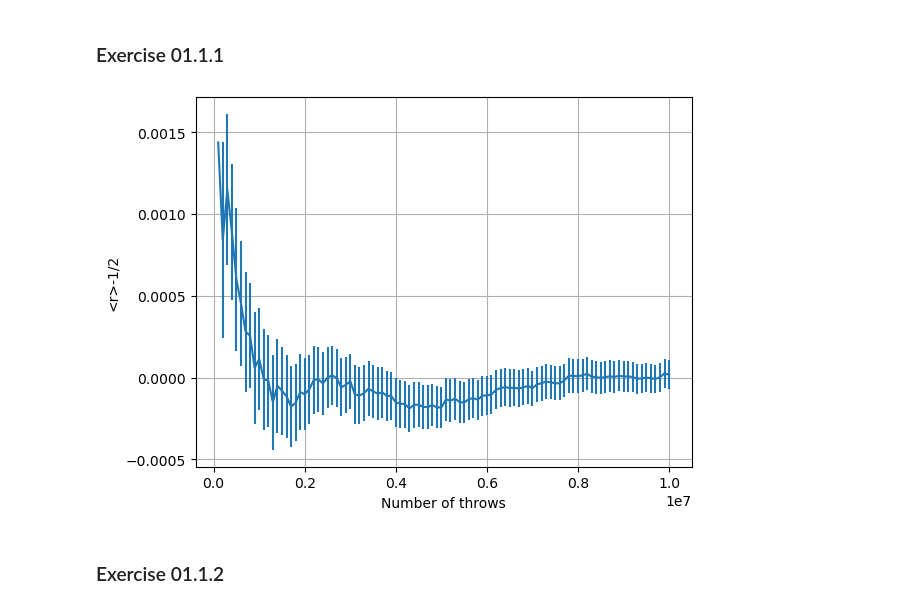
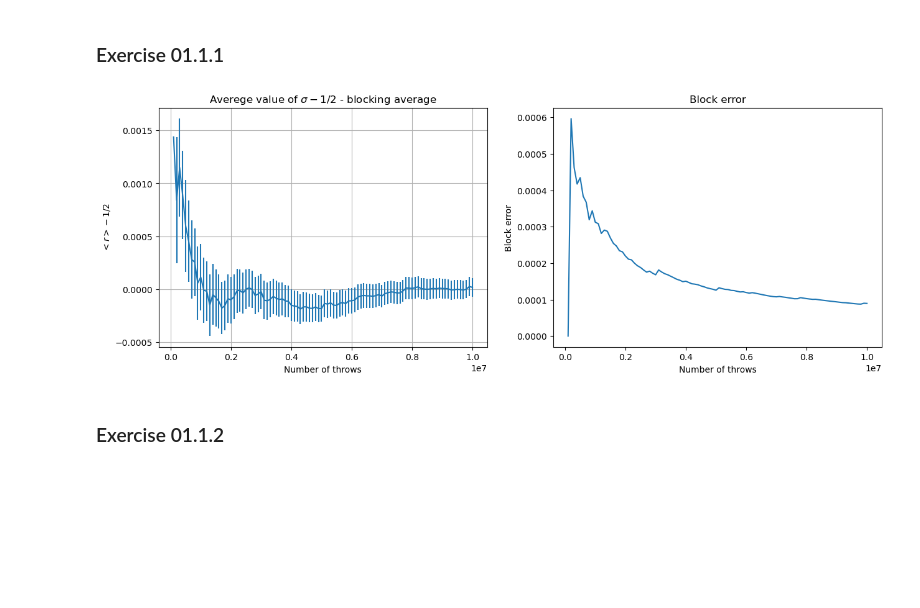
Before and after one commit to stevelonny/labsimnum, a Jupyter notebook: notebooks/exercise_01.ipynb, the cells around one changed output. Saved outputs shown, nothing was run; the diff lists cells and outputs as text; code cells hidden in the pictures; blank space fills up the shorter version.

```diff
--- a/notebooks/exercise_01.ipynb
+++ b/notebooks/exercise_01.ipynb
@@ -5,19 +20,27 @@
 # %% [markdown]
 ### Exercise 01.1.1
 # %%
-import matplotlib
-import matplotlib.pyplot as plt
-import numpy as np
-
 n_throws, cum_avg, block_error = np.loadtxt("../data/ex_01.1a.dat", unpack=True, usecols=(0,1,2))
 
+plt.figure(figsize=(15,5))
+
+plt.subplot(1,2,1)
 plt.errorbar(n_throws, cum_avg-0.5, yerr=block_error)
+plt.title("Averege value of $\sigma - 1/2$ - blocking average")
 plt.xlabel('Number of throws')
-plt.ylabel('<r>-1/2')
+plt.ylabel("$<r>-1/2$")
 plt.grid(True)
+
+plt.subplot(1,2,2)
+plt.plot(n_throws, block_error)
+plt.title("Block error")
+plt.xlabel('Number of throws')
+plt.ylabel('Block error')
+
+
 plt.show()
 # %% [output]
-[figure, old version]
+[figure, new version]
 # %% [markdown]
 ### Exercise 01.1.2
 # %%
```
Also changed, not shown: parts of 11 cells of this notebook, 6 other files.
